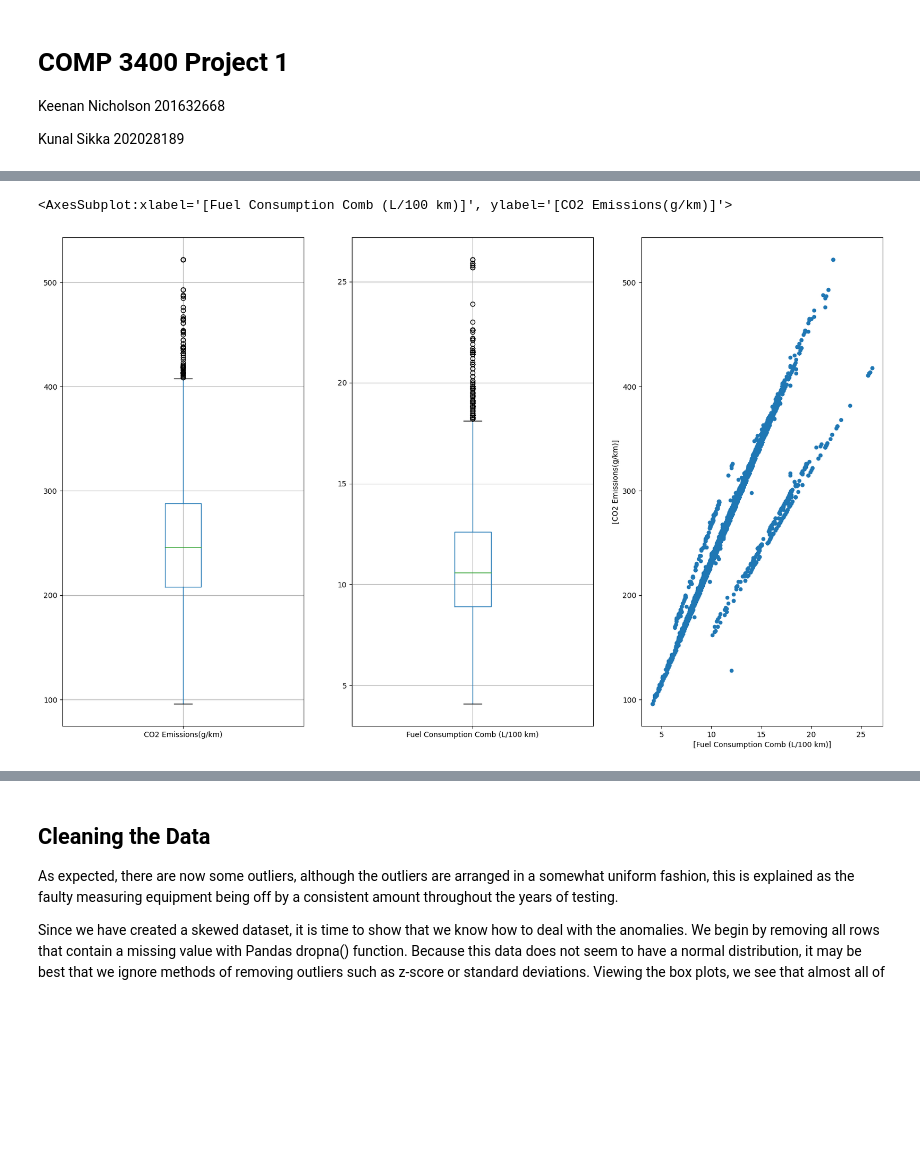
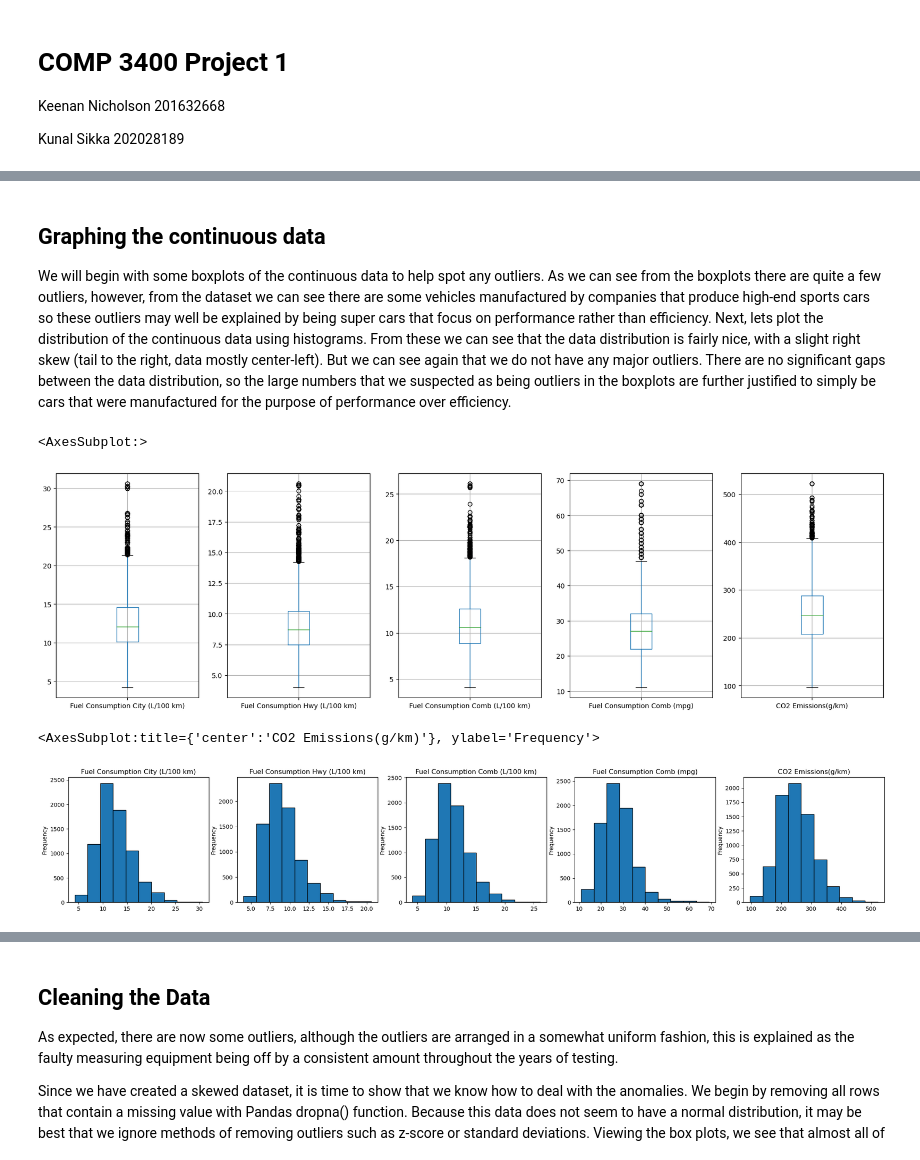
Before and after one commit to Keenan-Nicholson/Canadian_Emissions_Analysis, a Jupyter notebook: proj_1.ipynb, the cells around one changed output, grey strips where cells are left out. Saved outputs shown, nothing was run; the diff lists cells and outputs as text; code cells hidden in the pictures; blank space fills up the shorter version.

Commit message:
Some fixes to graphing and descriptions

```diff
--- a/proj_1.ipynb
+++ b/proj_1.ipynb
@@ -99,9 +131,26 @@ We want to spot any outliers in these 3 specific columns as any inaccurate data
+# %% [markdown]
+## Graphing the continuous data
+
+We will begin with some boxplots of the continuous data to help spot any outliers. As we can see from the boxplots there are quite a few outliers, however, from the dataset we can see there are some vehicles manufactured by companies that produce high-end sports cars so these outliers may well be explained by being super cars that focus on performance rather than efficiency. Next, lets plot the distribution of the continuous data using histograms. From these we can see that the data distribution is fairly nice, with a slight right skew (tail to the right, data mostly center-left). But we can see again that we do not have any major outliers. There are no significant gaps between the data distribution, so the large numbers that we suspected as being outliers in the boxplots are further justified to simply be cars that were manufactured for the purpose of performance over efficiency.
 # %%
-fig, (axs1,axs2,axs3) = plt.subplots(1,3,figsize=(20,12)) # set the size of the graph
+fig, (axs1,axs2,axs3,axs4,axs5) = plt.subplots(1,5,figsize=(22,6)) # set the size of the graph
 
-df.boxplot(['CO2 Emissions(g/km)'], ax=axs1)
-df.boxplot(['Fuel Consumption Comb (L/100 km)'], ax=axs2)
-df.plot.scatter(['Fuel Consumption Comb (L/100 km)'],['CO2 Emissions(g/km)'],ax=axs3) # plotting fuel consumption combined vs CO2 emissions
+df.boxplot(['Fuel Consumption City (L/100 km)'], ax=axs1)
+df.boxplot(['Fuel Consumption Hwy (L/100 km)'], ax=axs2)
+df.boxplot(['Fuel Consumption Comb (L/100 km)'], ax=axs3)
+df.boxplot(['Fuel Consumption Comb (mpg)'], ax=axs4)
+df.boxplot(['CO2 Emissions(g/km)'], ax=axs5)
 # %% [output]
-<AxesSubplot:xlabel='[Fuel Consumption Comb (L/100 km)]', ylabel='[CO2 Emissions(g/km)]'>
+<AxesSubplot:>
-[figure, old version]
+[figure, new version]
+# %%
+fig, (axs1,axs2,axs3,axs4,axs5) = plt.subplots(1,5,figsize=(26,4)) # set the size of the graph
+
+df.plot.hist(y=7,title = 'Fuel Consumption City (L/100 km)', legend =False,ax=axs1, ec='k')
+df.plot.hist(y=8,title = 'Fuel Consumption Hwy (L/100 km)', legend =False,ax=axs2, ec='k')
+df.plot.hist(y=9,title = 'Fuel Consumption Comb (L/100 km)', legend =False,ax=axs3, ec='k')
+df.plot.hist(y=10,title = 'Fuel Consumption Comb (mpg)', legend =False,ax=axs4, ec='k')
+df.plot.hist(y=11,title = 'CO2 Emissions(g/km)', legend =False,ax=axs5, ec='k')
+# %% [output]
+<AxesSubplot:title={'center':'CO2 Emissions(g/km)'}, ylabel='Frequency'>
+[figure, added]
```
Also changed, not shown: parts of 22 cells of this notebook, 1 other file.
